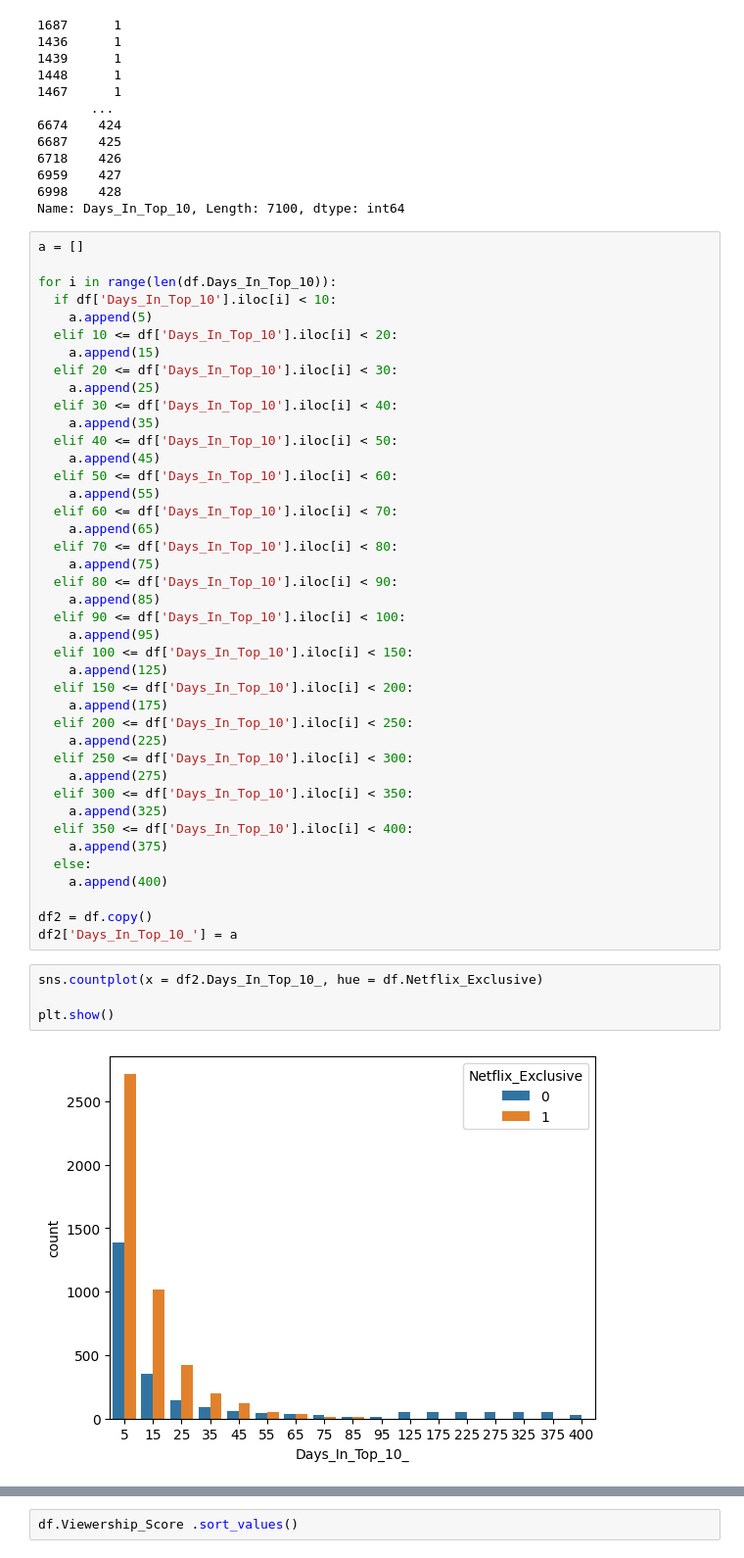
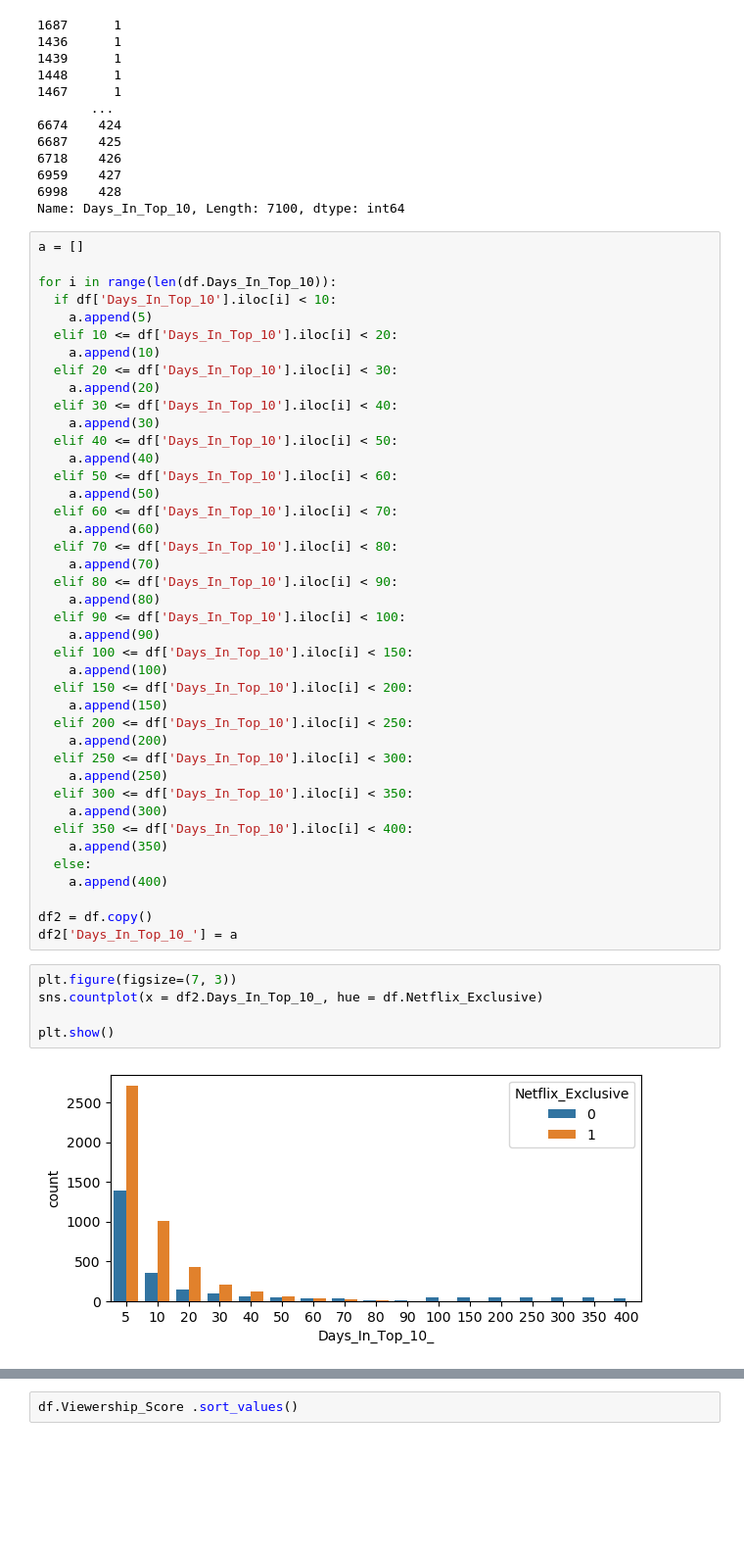
Before and after one commit to Ji-hyun714/Section2_PJ, a Jupyter notebook: Section2_PJ_정지현.ipynb, the cells around one changed output, grey strips where cells are left out. Shown at 98% size. Cells and saved outputs as stored; diff of their text form; blank space fills up the shorter version.

```diff
--- a/Section2_PJ_정지현.ipynb
+++ b/Section2_PJ_정지현.ipynb
@@ -526,43 +515,44 @@ for i in range(len(df.Days_In_Top_10)):
   if df['Days_In_Top_10'].iloc[i] < 10:
     a.append(5)
   elif 10 <= df['Days_In_Top_10'].iloc[i] < 20:
-    a.append(15)
+    a.append(10)
   elif 20 <= df['Days_In_Top_10'].iloc[i] < 30:
-    a.append(25)
+    a.append(20)
   elif 30 <= df['Days_In_Top_10'].iloc[i] < 40:
-    a.append(35)
+    a.append(30)
   elif 40 <= df['Days_In_Top_10'].iloc[i] < 50:
-    a.append(45)
+    a.append(40)
   elif 50 <= df['Days_In_Top_10'].iloc[i] < 60:
-    a.append(55)
+    a.append(50)
   elif 60 <= df['Days_In_Top_10'].iloc[i] < 70:
-    a.append(65)
+    a.append(60)
   elif 70 <= df['Days_In_Top_10'].iloc[i] < 80:
-    a.append(75)
+    a.append(70)
   elif 80 <= df['Days_In_Top_10'].iloc[i] < 90:
-    a.append(85)
+    a.append(80)
   elif 90 <= df['Days_In_Top_10'].iloc[i] < 100:
-    a.append(95)
+    a.append(90)
   elif 100 <= df['Days_In_Top_10'].iloc[i] < 150:
-    a.append(125)
+    a.append(100)
   elif 150 <= df['Days_In_Top_10'].iloc[i] < 200:
-    a.append(175)
+    a.append(150)
   elif 200 <= df['Days_In_Top_10'].iloc[i] < 250:
-    a.append(225)
+    a.append(200)
   elif 250 <= df['Days_In_Top_10'].iloc[i] < 300:
-    a.append(275)
+    a.append(250)
   elif 300 <= df['Days_In_Top_10'].iloc[i] < 350:
-    a.append(325)
+    a.append(300)
   elif 350 <= df['Days_In_Top_10'].iloc[i] < 400:
-    a.append(375)
+    a.append(350)
   else:
     a.append(400)
 
 df2 = df.copy()
 df2['Days_In_Top_10_'] = a
 # %%
+plt.figure(figsize=(7, 3))
 sns.countplot(x = df2.Days_In_Top_10_, hue = df.Netflix_Exclusive)
 
 plt.show()
 # %% [output]
-[figure, old version]
+[figure, new version]
```
Also changed, not shown: parts of 105 cells of this notebook.
